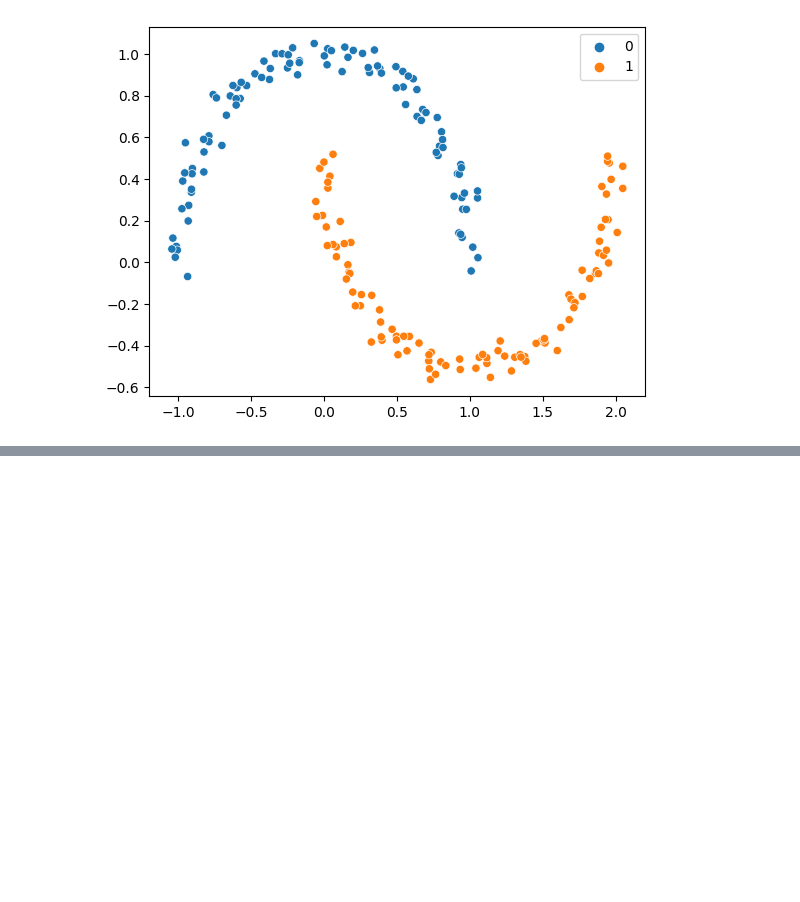
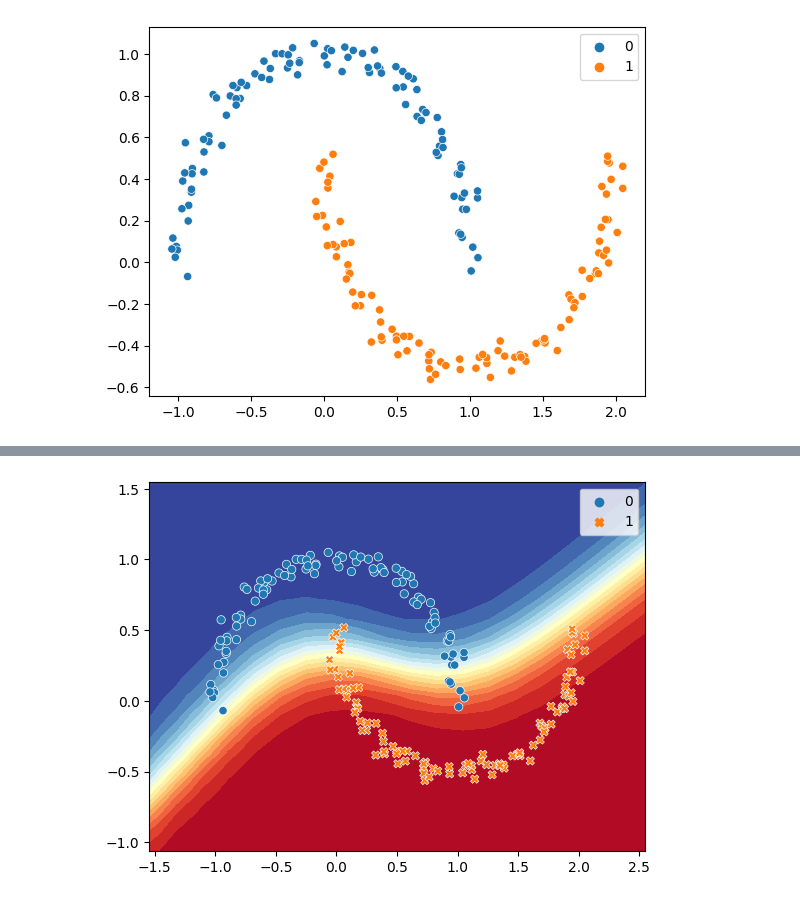
Before and after one commit to prsnth33/inside-deep-learning, a Jupyter notebook: notebooks/02_fully_connected_networks.ipynb, the cells around one changed output, grey strips where cells are left out. Saved outputs shown, nothing was run; the diff lists cells and outputs as text; code cells hidden in the pictures; blank space fills up the shorter version.

```diff
--- a/notebooks/02_fully_connected_networks.ipynb
+++ b/notebooks/02_fully_connected_networks.ipynb
@@ -125,0 +162,16 @@ X[0], y[0]
+# %%
+hidden_features = 30
+
+model = nn.Sequential(
+    nn.Linear(input_features, hidden_features),
+    nn.Tanh(),
+    nn.Linear(hidden_features, hidden_features),
+    nn.Tanh(),
+    nn.Linear(hidden_features, output_features),
+)
+
+train_simple_network(model, loss_function, training_loader, device, epochs=220, learning_rate=0.001)
+# %%
+visualize_2d_softmax(X, y, model, device)
+# %% [output]
+[figure, added]
```
Also changed, not shown: parts of 6 cells of this notebook.
